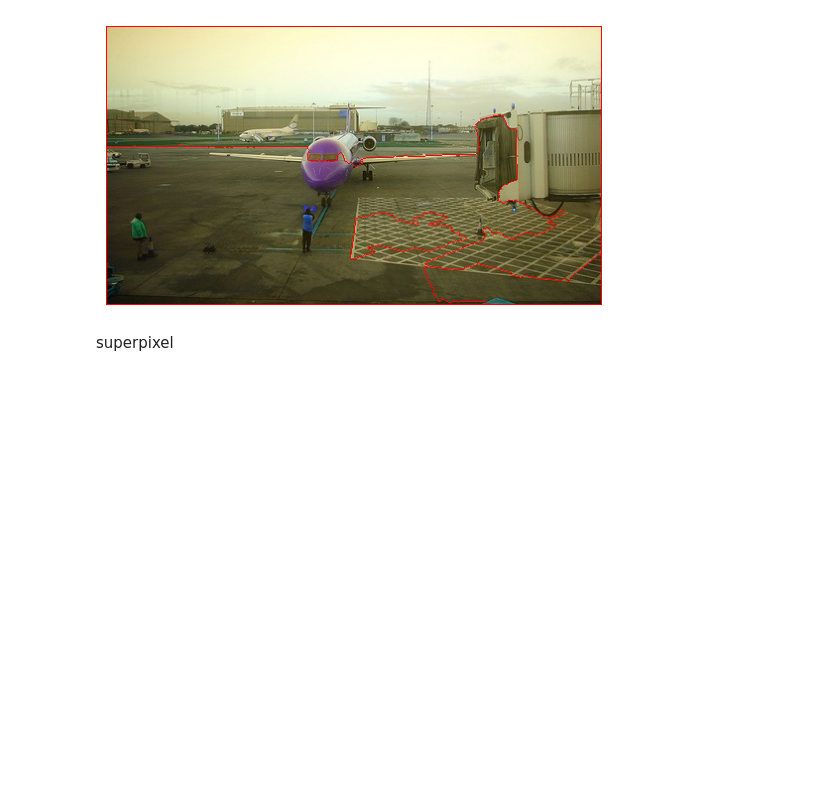
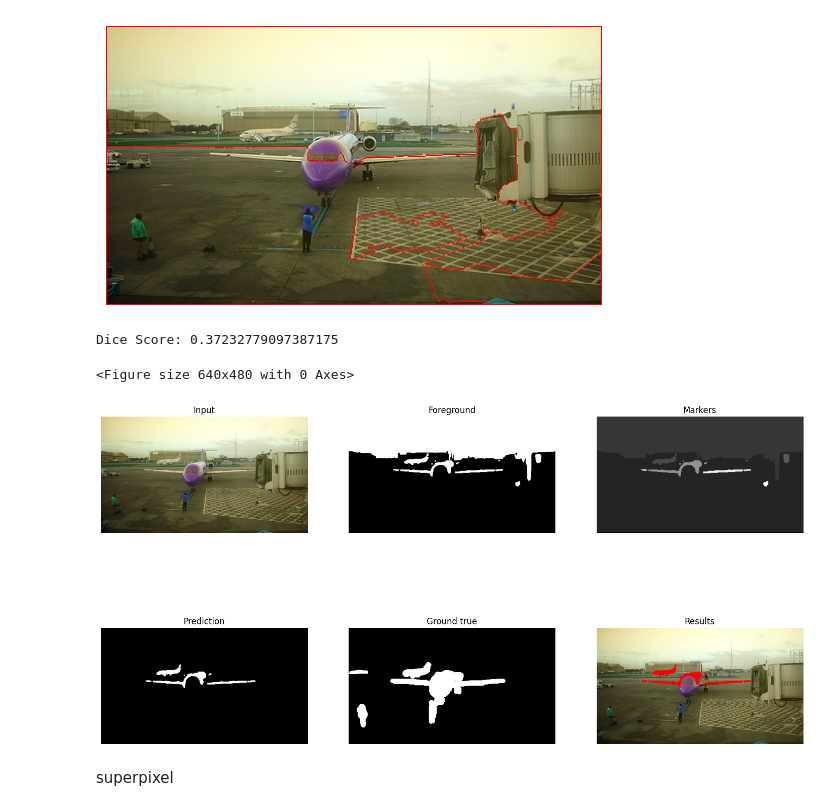
Before and after one commit to Matovic/optical-flow-motion-tracking-segmentation, a Jupyter notebook: src/zadanie3.ipynb, the cells around one changed output. Saved outputs shown, nothing was run; the diff lists cells and outputs as text; code cells hidden in the pictures; blank space fills up the shorter version.

```diff
--- a/src/zadanie3.ipynb
+++ b/src/zadanie3.ipynb
@@ -1252,15 +1289,3 @@ plt.axis('off')
 plt.show()
 # %% [output]
 [figure]
-# %%
-mask = np.zeros(img.shape[:2],np.uint8)
-bgdModel = np.zeros((1,65),np.float64)
-fgdModel = np.zeros((1,65),np.float64)
-rect = (50,50,450,290)
-print(img.shape)
-mask, bgdModel, fgdModel = cv2.grabCut(img, mask, rect, bgdModel, fgdModel, 5,cv2.GC_FGD)
-#mask = np.where((mask==2)|(mask==0),0,1).astype('uint8')
-img_result = img_dilate_bgr*mask[:,:,np.newaxis]
-plt.imshow(img_result)
-plt.axis('off')
-plt.show()
@@ -1348,3 +1456,10 @@ plt.show()
+# %%
+watershade('../data/JPEGImages/2007_000032.jpg',
+            '../data/SegmentationObject/2007_000032.png')
+# %% [output]
+Dice Score: 0.37232779097387175
+<Figure size 640x480 with 0 Axes>
+[figure, added]
 # %% [markdown]
 superpixel
 # %%
```
Also changed, not shown: parts of 40 cells of this notebook, 7 other files.
